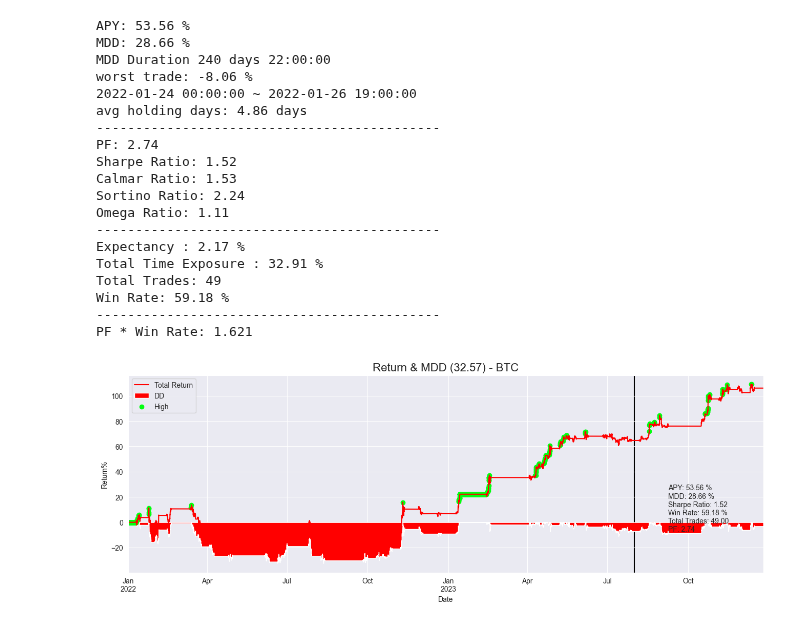
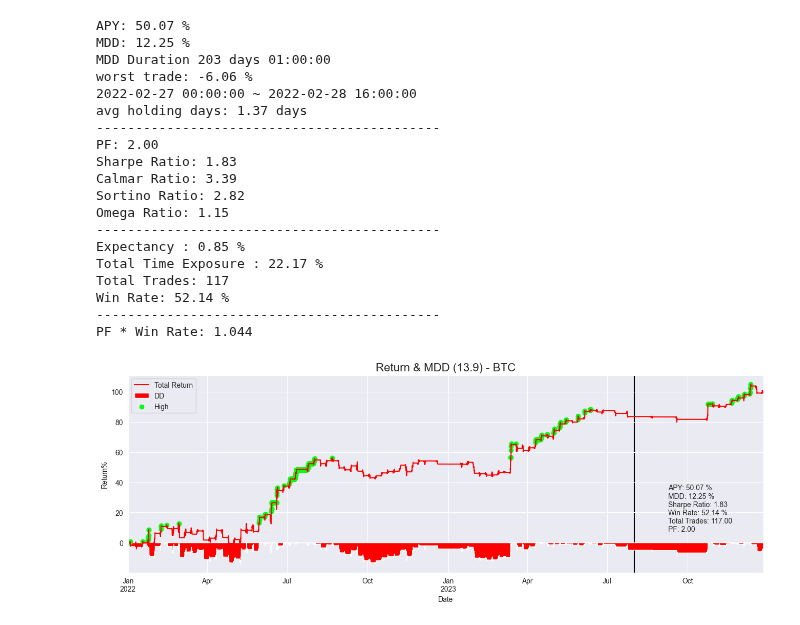
Before and after one commit to JohnsonHsiao/DC_capital_intern, a Jupyter notebook: strategy_research/CTA_TEST/Crypto/monday/bt_lab_copy.ipynb, the cells around one changed output. Cells and saved outputs as stored; diff of their text form; code cells hidden in the pictures.

```diff
--- a/strategy_research/CTA_TEST/Crypto/monday/bt_lab_copy.ipynb
+++ b/strategy_research/CTA_TEST/Crypto/monday/bt_lab_copy.ipynb
@@ -30,40 +30,40 @@ for coin in candidate:
 # %%
 start = '2022-01-01'
 sep = ''
 end = ''
-# new version
-# 到禮拜五:{'vol_threshold': 0.05, 'ret_threshold': 0.3}
+
 side = 'both'
-params = {'vol_threshold': 2.5, 'ret_threshold': 0.39999999999999997, 'stop_loss': 8, 'mutiplier': 3}
+params ={'vol_threshold': 4.0, 'ret_threshold': 0.15, 'stop_loss': 6}
+
 config = {'freq':'1h', 'lag':1, 'fee': 0.0003}
 coin = 'BTC'
 df = df_dict[coin]
 strategy = Strategy(df=df.loc[start:], configs=config)
 _pf = strategy.strategy(side = side,params=params)
 trades = _pf.trades.records_readable
 analyze = Analyzer(strategy)
 value = analyze.show_pf_analysis(params, side, coin, axv_index=['2023-08-01'])
 # %% [output]
-APY: 53.56 %
-MDD: 28.66 %
-MDD Duration 240 days 22:00:00
-worst trade: -8.06 %
-2022-01-24 00:00:00 ~ 2022-01-26 19:00:00
-avg holding days: 4.86 days
+APY: 50.07 %
+MDD: 12.25 %
+MDD Duration 203 days 01:00:00
+worst trade: -6.06 %
+2022-02-27 00:00:00 ~ 2022-02-28 16:00:00
+avg holding days: 1.37 days
 --------------------------------------------
-PF: 2.74
-Sharpe Ratio: 1.52
-Calmar Ratio: 1.53
-Sortino Ratio: 2.24
-Omega Ratio: 1.11
+PF: 2.00
+Sharpe Ratio: 1.83
+Calmar Ratio: 3.39
+Sortino Ratio: 2.82
+Omega Ratio: 1.15
 --------------------------------------------
-Expectancy : 2.17 %
-Total Time Exposure : 32.91 %
-Total Trades: 49
-Win Rate: 59.18 %
+Expectancy : 0.85 %
+Total Time Exposure : 22.17 %
+Total Trades: 117
+Win Rate: 52.14 %
 --------------------------------------------
-PF * Win Rate: 1.621
+PF * Win Rate: 1.044
-[figure, old version]
+[figure, new version]
 # %%
 start= '2022-01-01'
 end ='2023-06-01'
```
Also changed, not shown: parts of 2 cells of this notebook, 4 other files.
